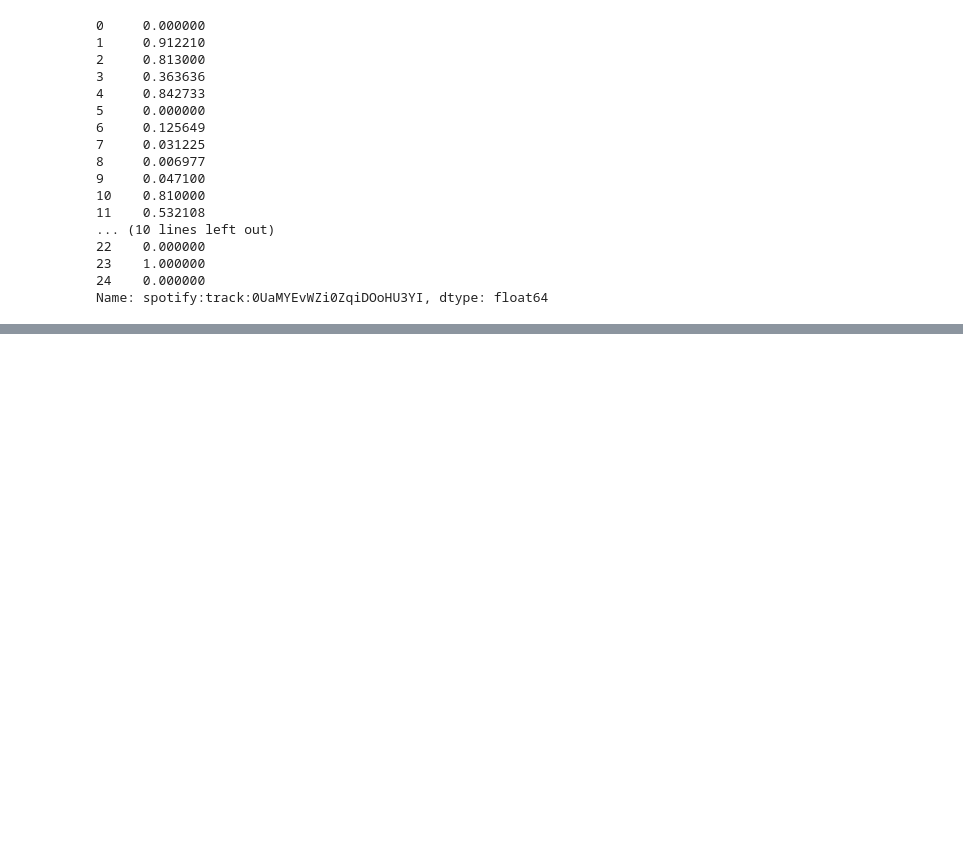
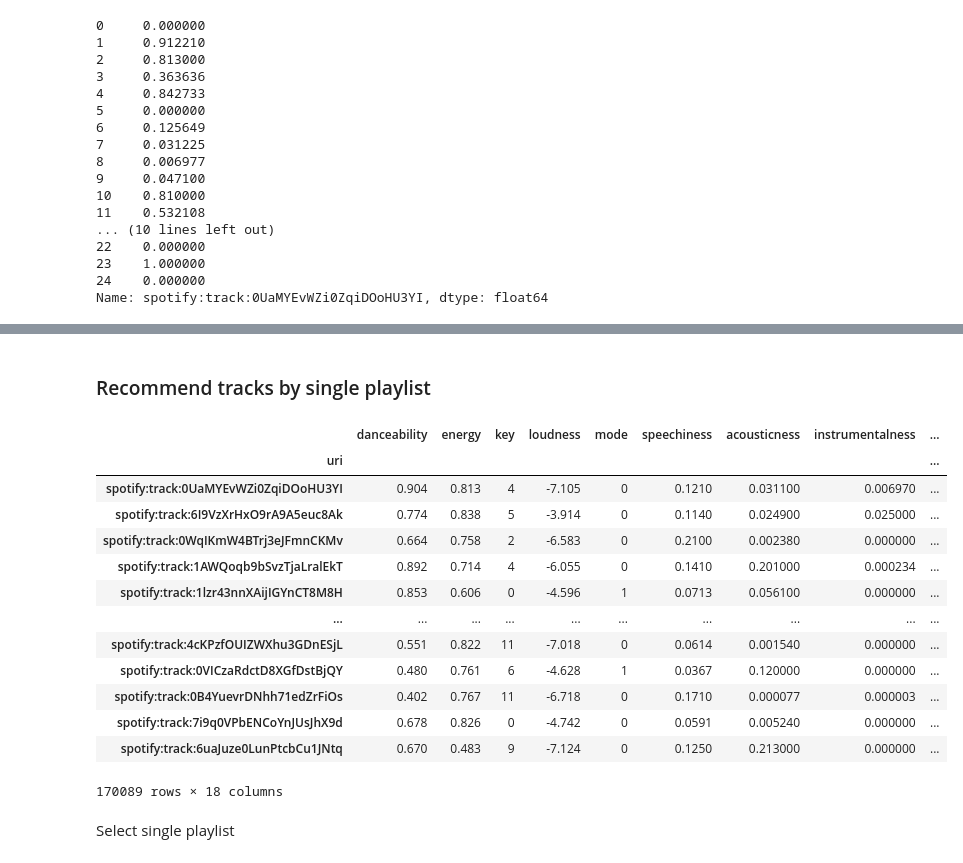
Before and after one commit to bobmst/DSCI631-project-spotify-recommendation, a Jupyter notebook: models/content-based.ipynb, the cells around one changed output, grey strips where cells are left out. Drawn from its saved outputs; the diff is of its cells as text; code cells hidden in the pictures; blank space fills up the shorter version.

```diff
--- a/models/content-based.ipynb
+++ b/models/content-based.ipynb
@@ -243,0 +211,21 @@ recommend_playlist_by_feature(df_playlists_scores,mimic_play_list.mean(axis=0),d
+# %% [markdown]
+### Recommend tracks by single playlist
+# %%
+with open('../data/track_info_with_artist_album.pkl','rb') as f:
+    df_track_info_with_artist_album = pd.read_pickle(f)
+df_track_info_with_artist_album
+# %% [output]
+|  | danceability | energy | key | loudness | mode | speechiness | acousticness | instrumentalness | ... |
+| uri |  |  |  |  |  |  |  |  | ... |
+| spotify:track:0UaMYEvWZi0ZqiDOoHU3YI | 0.904 | 0.813 | 4 | -7.105 | 0 | 0.1210 | 0.031100 | 0.006970 | ... |
+| spotify:track:6I9VzXrHxO9rA9A5euc8Ak | 0.774 | 0.838 | 5 | -3.914 | 0 | 0.1140 | 0.024900 | 0.025000 | ... |
+| spotify:track:0WqIKmW4BTrj3eJFmnCKMv | 0.664 | 0.758 | 2 | -6.583 | 0 | 0.2100 | 0.002380 | 0.000000 | ... |
+| spotify:track:1AWQoqb9bSvzTjaLralEkT | 0.892 | 0.714 | 4 | -6.055 | 0 | 0.1410 | 0.201000 | 0.000234 | ... |
+| spotify:track:1lzr43nnXAijIGYnCT8M8H | 0.853 | 0.606 | 0 | -4.596 | 1 | 0.0713 | 0.056100 | 0.000000 | ... |
+| ... | ... | ... | ... | ... | ... | ... | ... | ... | ... |
+| spotify:track:4cKPzfOUIZWXhu3GDnESjL | 0.551 | 0.822 | 11 | -7.018 | 0 | 0.0614 | 0.001540 | 0.000000 | ... |
+| spotify:track:0VICzaRdctD8XGfDstBjQY | 0.480 | 0.761 | 6 | -4.628 | 1 | 0.0367 | 0.120000 | 0.000000 | ... |
+| spotify:track:0B4YuevrDNhh71edZrFiOs | 0.402 | 0.767 | 11 | -6.718 | 0 | 0.1710 | 0.000077 | 0.000003 | ... |
+| spotify:track:7i9q0VPbENCoYnJUsJhX9d | 0.678 | 0.826 | 0 | -4.742 | 0 | 0.0591 | 0.005240 | 0.000000 | ... |
+| spotify:track:6uaJuze0LunPtcbCu1JNtq | 0.670 | 0.483 | 9 | -7.124 | 0 | 0.1250 | 0.213000 | 0.000000 | ... |
+170089 rows × 18 columns
@@ -243,0 +237,2 @@ recommend_playlist_by_feature(df_playlists_scores,mimic_play_list.mean(axis=0),d
+# %% [markdown]
+Select single playlist
```
Also changed, not shown: parts of 32 cells of this notebook, 4 other files.
